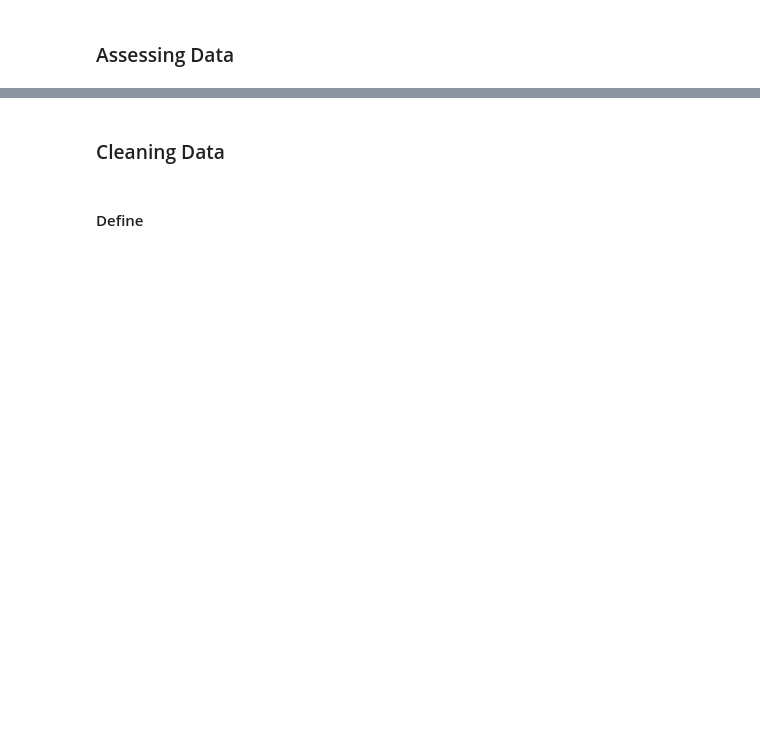
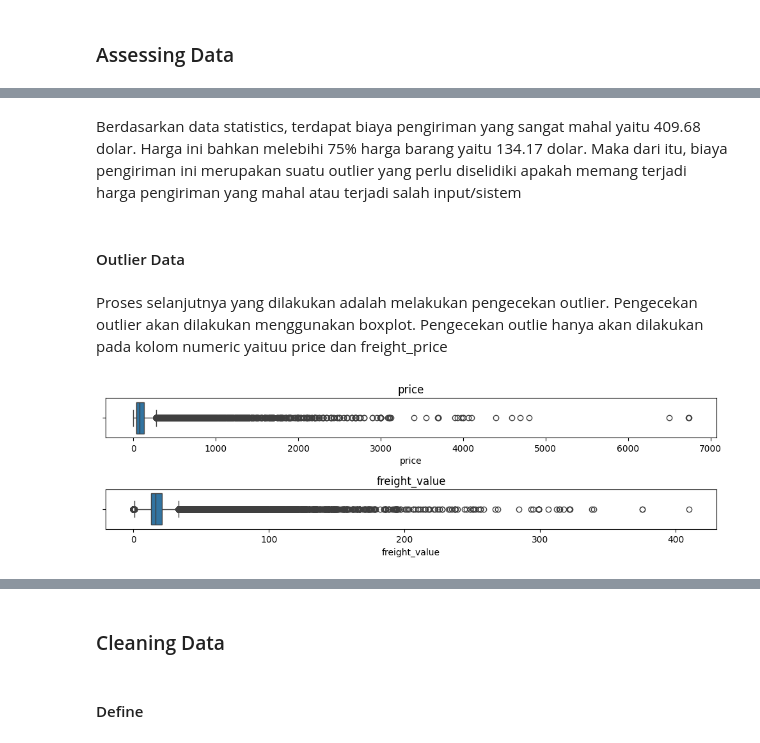
Before and after one commit to Theofilusarifin/learn_dicoding, a Jupyter notebook: Data Science/Analisis Data/proyek_analisis_data/submission/notebook.ipynb, the cells around one changed output, grey strips where cells are left out. Drawn from its saved outputs; the diff is of its cells as text; code cells hidden in the pictures; blank space fills up the shorter version.

Commit message:
add visualization

```diff
--- a/Data Science/Analisis Data/proyek_analisis_data/submission/notebook.ipynb
+++ b/Data Science/Analisis Data/proyek_analisis_data/submission/notebook.ipynb
@@ -185,0 +68,8 @@ memory usage: 17.7+ MB
+# %%
+all_df = pd.merge(
+    left=order_customer_df,
+    right=order_item_df,
+    how="inner",
+    left_on="order_id",
+    right_on="order_id"
+)
@@ -185,0 +90,2 @@ memory usage: 17.7+ MB
+# %%
+all_df = all_df[all_df['order_status'] == 'delivered']
@@ -185,0 +94,2 @@ memory usage: 17.7+ MB
+# %%
+all_df.drop(columns='order_status', axis=1, inplace=True)
@@ -187,0 +156,20 @@ memory usage: 17.7+ MB
+# %% [markdown]
+Berdasarkan data statistics, terdapat biaya pengiriman yang sangat mahal yaitu 409.68 dolar. Harga ini bahkan melebihi 75% harga barang yaitu 134.17 dolar. Maka dari itu, biaya pengiriman ini merupakan suatu outlier yang perlu diselidiki apakah memang terjadi harga pengiriman yang mahal atau terjadi salah input/sistem
+# %% [markdown]
+#### Outlier Data
+# %% [markdown]
+Proses selanjutnya yang dilakukan adalah melakukan pengecekan outlier. Pengecekan outlier akan dilakukan menggunakan boxplot. Pengecekan outlie hanya akan dilakukan pada kolom numeric yaituu price dan freight_price
+# %%
+nums = ['price', 'freight_value']
+# %%
+plt.figure(figsize=(10, 3))
+
+for i in range(len(nums)):
+    plt.subplot(2, 1, i+1)
+    sns.boxplot(x=all_df[nums[i]], orient='h')
+    plt.title(nums[i])
+
+plt.tight_layout()
+plt.show()
+# %% [output]
+[figure, added]
```
Also changed, not shown: parts of 85 cells of this notebook.
